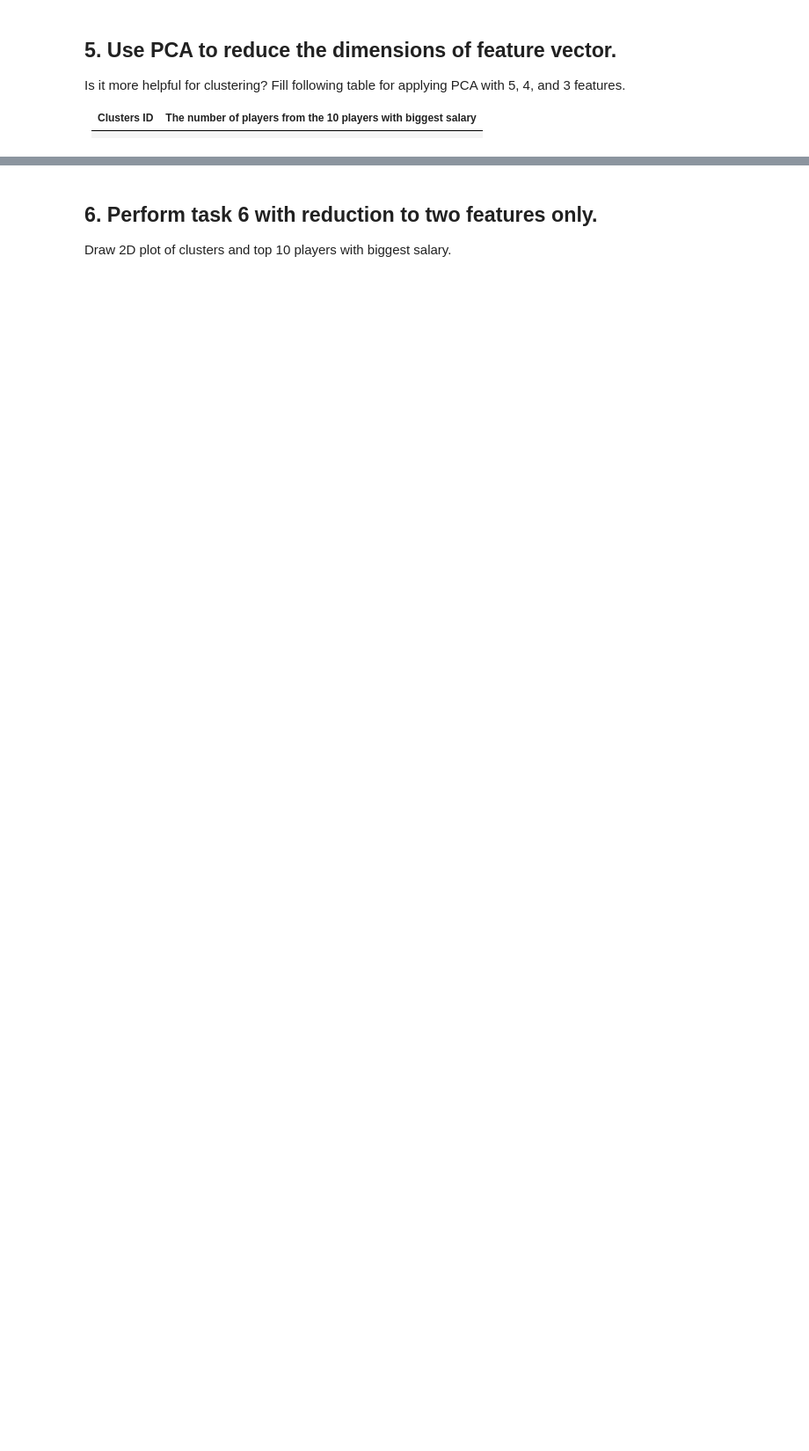
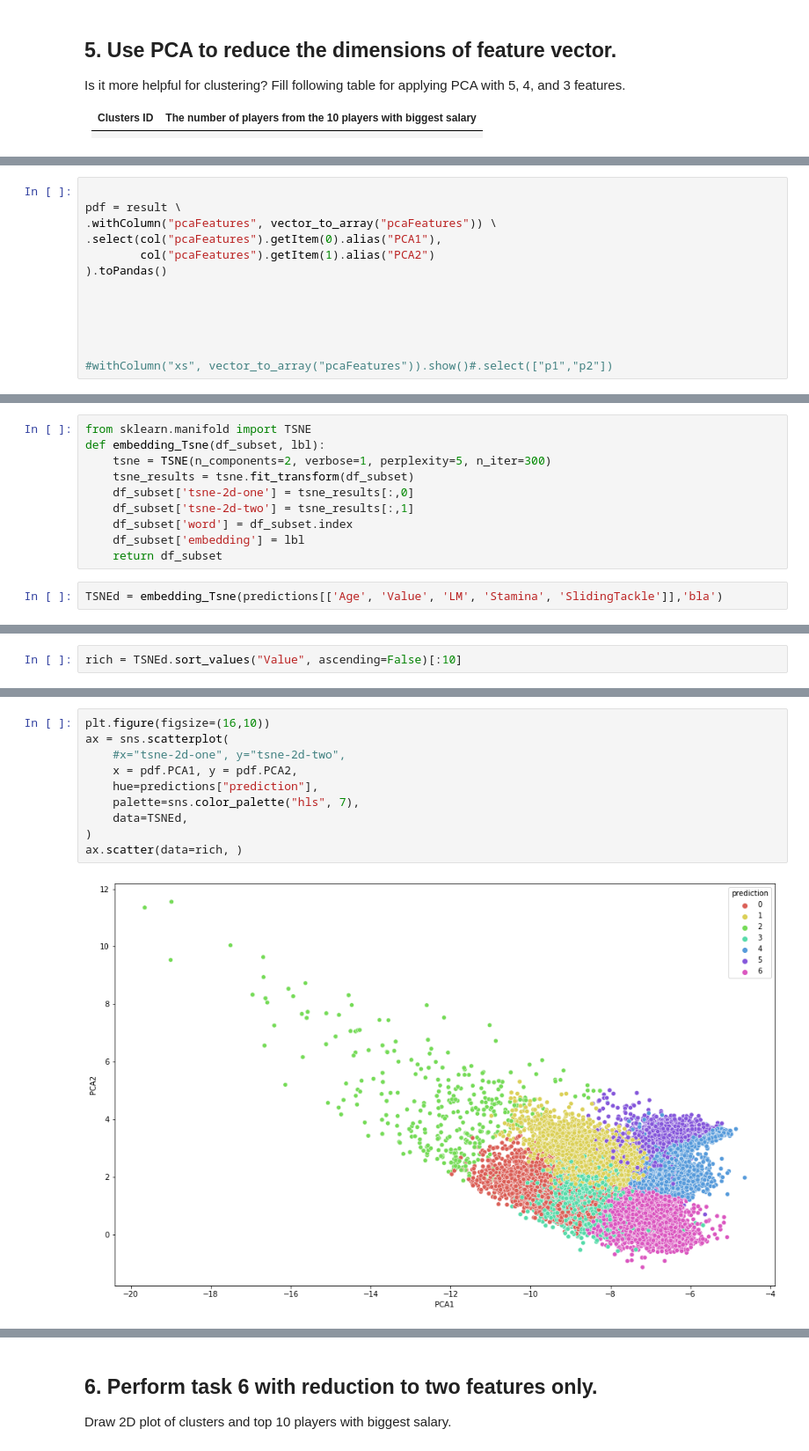
Before and after one commit to vodkolav/DSlab1, a Jupyter notebook: BigData/Assignment3.ipynb, the cells around one changed output, grey strips where cells are left out. Shown: that part at 88% size. Drawn from its saved outputs; the diff is of its cells as text; blank space fills up the shorter version.

```diff
--- a/BigData/Assignment3.ipynb
+++ b/BigData/Assignment3.ipynb
@@ -540,0 +816,13 @@ Is it more helpful for clustering? Fill following table for applying PCA with
+# %%
+
+pdf = result \
+.withColumn("pcaFeatures", vector_to_array("pcaFeatures")) \
+.select(col("pcaFeatures").getItem(0).alias("PCA1"),
+        col("pcaFeatures").getItem(1).alias("PCA2")
+).toPandas()
+
+
+
+
+
+#withColumn("xs", vector_to_array("pcaFeatures")).show()#.select(["p1","p2"])
@@ -540,0 +845,12 @@ Is it more helpful for clustering? Fill following table for applying PCA with
+# %%
+from sklearn.manifold import TSNE
+def embedding_Tsne(df_subset, lbl):
+    tsne = TSNE(n_components=2, verbose=1, perplexity=5, n_iter=300)
+    tsne_results = tsne.fit_transform(df_subset)
+    df_subset['tsne-2d-one'] = tsne_results[:,0]
+    df_subset['tsne-2d-two'] = tsne_results[:,1]
+    df_subset['word'] = df_subset.index
+    df_subset['embedding'] = lbl
+    return df_subset
+# %%
+TSNEd = embedding_Tsne(predictions[['Age', 'Value', 'LM', 'Stamina', 'SlidingTackle']],'bla')
@@ -540,0 +908,2 @@ Is it more helpful for clustering? Fill following table for applying PCA with
+# %%
+rich = TSNEd.sort_values("Value", ascending=False)[:10]
@@ -540,0 +922,12 @@ Is it more helpful for clustering? Fill following table for applying PCA with
+# %%
+plt.figure(figsize=(16,10))
+ax = sns.scatterplot(
+    #x="tsne-2d-one", y="tsne-2d-two",
+    x = pdf.PCA1, y = pdf.PCA2,
+    hue=predictions["prediction"],
+    palette=sns.color_palette("hls", 7),
+    data=TSNEd,
+)
+ax.scatter(data=rich, )
+# %% [output]
+[figure, added]
```
Also changed, not shown: parts of 49 cells of this notebook.
